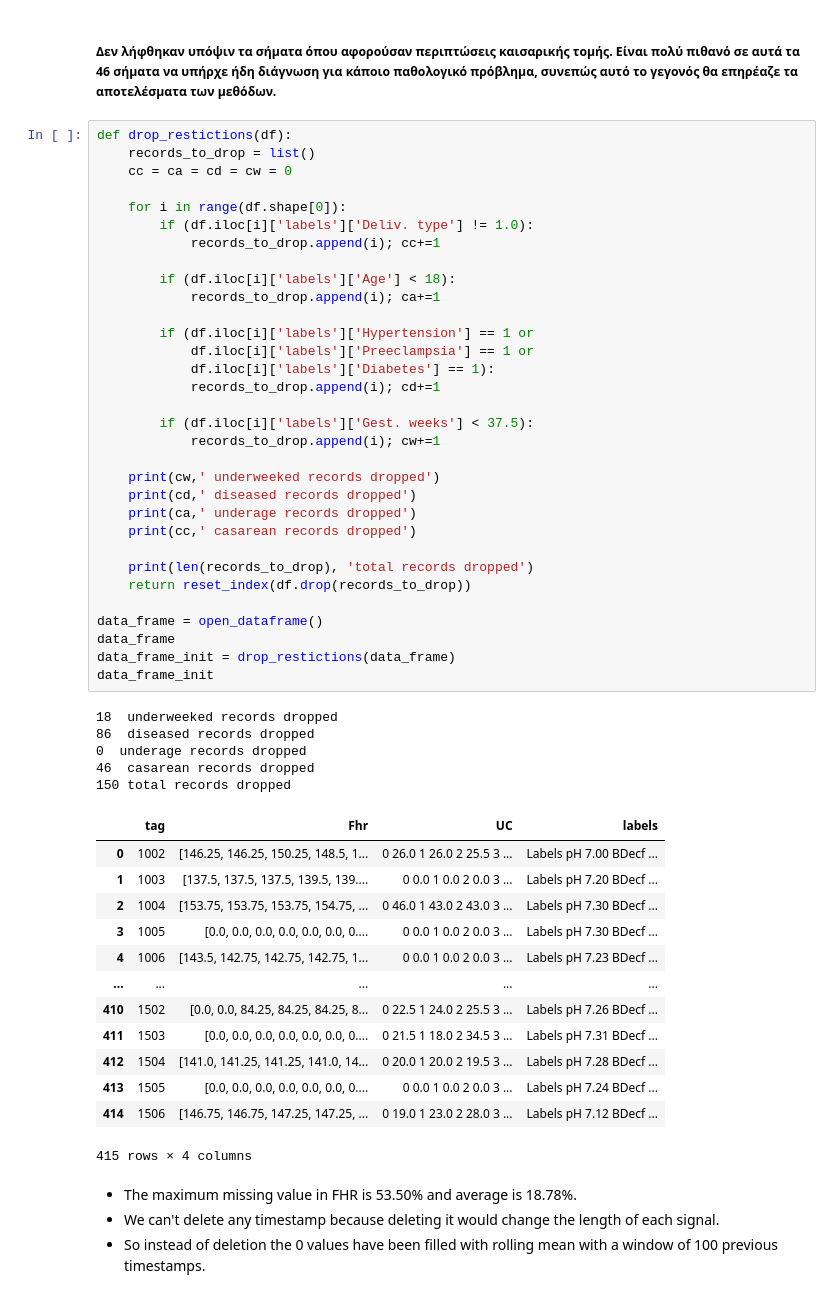
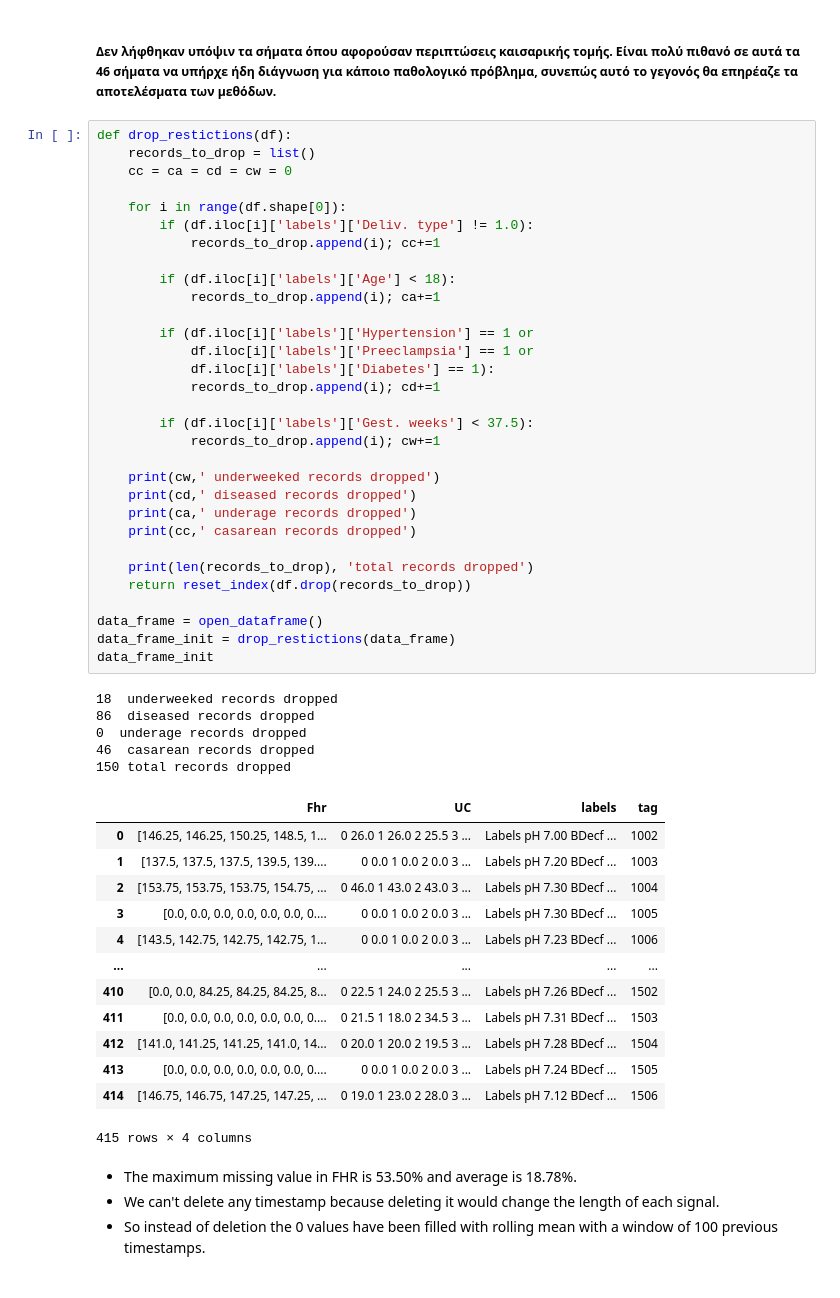
Before and after one commit to igeor/Cardiotocographic-Signal-Classification-based-on-Heart-Rate-Variability, a Jupyter notebook: analysis.ipynb, the cells around one changed output. Saved outputs shown, nothing was run; the diff lists cells and outputs as text.

```diff
--- a/analysis.ipynb
+++ b/analysis.ipynb
@@ -123,46 +123,45 @@ def drop_restictions(df):
             records_to_drop.append(i); cc+=1
 
         if (df.iloc[i]['labels']['Age'] < 18):
             records_to_drop.append(i); ca+=1
 
         if (df.iloc[i]['labels']['Hypertension'] == 1 or
             df.iloc[i]['labels']['Preeclampsia'] == 1 or
             df.iloc[i]['labels']['Diabetes'] == 1):
             records_to_drop.append(i); cd+=1
 
         if (df.iloc[i]['labels']['Gest. weeks'] < 37.5):
             records_to_drop.append(i); cw+=1
 
     print(cw,' underweeked records dropped')
     print(cd,' diseased records dropped')
     print(ca,' underage records dropped')
     print(cc,' casarean records dropped')
 
     print(len(records_to_drop), 'total records dropped')
     return reset_index(df.drop(records_to_drop))
 
 data_frame = open_dataframe()
-data_frame
 data_frame_init = drop_restictions(data_frame)
 data_frame_init
 # %% [output]
 18  underweeked records dropped
 86  diseased records dropped
 0  underage records dropped
 46  casarean records dropped
 150 total records dropped
-|  | tag | Fhr | UC | labels |
-| 0 | 1002 | [146.25, 146.25, 150.25, 148.5, 1... | 0 26.0 1 26.0 2 25.5 3 ... | Labels pH 7.00 BDecf ... |
-| 1 | 1003 | [137.5, 137.5, 137.5, 139.5, 139.... | 0 0.0 1 0.0 2 0.0 3 ... | Labels pH 7.20 BDecf ... |
-| 2 | 1004 | [153.75, 153.75, 153.75, 154.75, ... | 0 46.0 1 43.0 2 43.0 3 ... | Labels pH 7.30 BDecf ... |
-| 3 | 1005 | [0.0, 0.0, 0.0, 0.0, 0.0, 0.0, 0.... | 0 0.0 1 0.0 2 0.0 3 ... | Labels pH 7.30 BDecf ... |
-| 4 | 1006 | [143.5, 142.75, 142.75, 142.75, 1... | 0 0.0 1 0.0 2 0.0 3 ... | Labels pH 7.23 BDecf ... |
+|  | Fhr | UC | labels | tag |
+| 0 | [146.25, 146.25, 150.25, 148.5, 1... | 0 26.0 1 26.0 2 25.5 3 ... | Labels pH 7.00 BDecf ... | 1002 |
+| 1 | [137.5, 137.5, 137.5, 139.5, 139.... | 0 0.0 1 0.0 2 0.0 3 ... | Labels pH 7.20 BDecf ... | 1003 |
+| 2 | [153.75, 153.75, 153.75, 154.75, ... | 0 46.0 1 43.0 2 43.0 3 ... | Labels pH 7.30 BDecf ... | 1004 |
+| 3 | [0.0, 0.0, 0.0, 0.0, 0.0, 0.0, 0.... | 0 0.0 1 0.0 2 0.0 3 ... | Labels pH 7.30 BDecf ... | 1005 |
+| 4 | [143.5, 142.75, 142.75, 142.75, 1... | 0 0.0 1 0.0 2 0.0 3 ... | Labels pH 7.23 BDecf ... | 1006 |
 | ... | ... | ... | ... | ... |
-| 410 | 1502 | [0.0, 0.0, 84.25, 84.25, 84.25, 8... | 0 22.5 1 24.0 2 25.5 3 ... | Labels pH 7.26 BDecf ... |
-| 411 | 1503 | [0.0, 0.0, 0.0, 0.0, 0.0, 0.0, 0.... | 0 21.5 1 18.0 2 34.5 3 ... | Labels pH 7.31 BDecf ... |
-| 412 | 1504 | [141.0, 141.25, 141.25, 141.0, 14... | 0 20.0 1 20.0 2 19.5 3 ... | Labels pH 7.28 BDecf ... |
-| 413 | 1505 | [0.0, 0.0, 0.0, 0.0, 0.0, 0.0, 0.... | 0 0.0 1 0.0 2 0.0 3 ... | Labels pH 7.24 BDecf ... |
-| 414 | 1506 | [146.75, 146.75, 147.25, 147.25, ... | 0 19.0 1 23.0 2 28.0 3 ... | Labels pH 7.12 BDecf ... |
+| 410 | [0.0, 0.0, 84.25, 84.25, 84.25, 8... | 0 22.5 1 24.0 2 25.5 3 ... | Labels pH 7.26 BDecf ... | 1502 |
+| 411 | [0.0, 0.0, 0.0, 0.0, 0.0, 0.0, 0.... | 0 21.5 1 18.0 2 34.5 3 ... | Labels pH 7.31 BDecf ... | 1503 |
+| 412 | [141.0, 141.25, 141.25, 141.0, 14... | 0 20.0 1 20.0 2 19.5 3 ... | Labels pH 7.28 BDecf ... | 1504 |
+| 413 | [0.0, 0.0, 0.0, 0.0, 0.0, 0.0, 0.... | 0 0.0 1 0.0 2 0.0 3 ... | Labels pH 7.24 BDecf ... | 1505 |
+| 414 | [146.75, 146.75, 147.25, 147.25, ... | 0 19.0 1 23.0 2 28.0 3 ... | Labels pH 7.12 BDecf ... | 1506 |
 415 rows × 4 columns
 # %% [markdown]
 * The maximum missing value in FHR is 53.50% and average is 18.78%.
```
Also changed, not shown: parts of 8 cells of this notebook.
